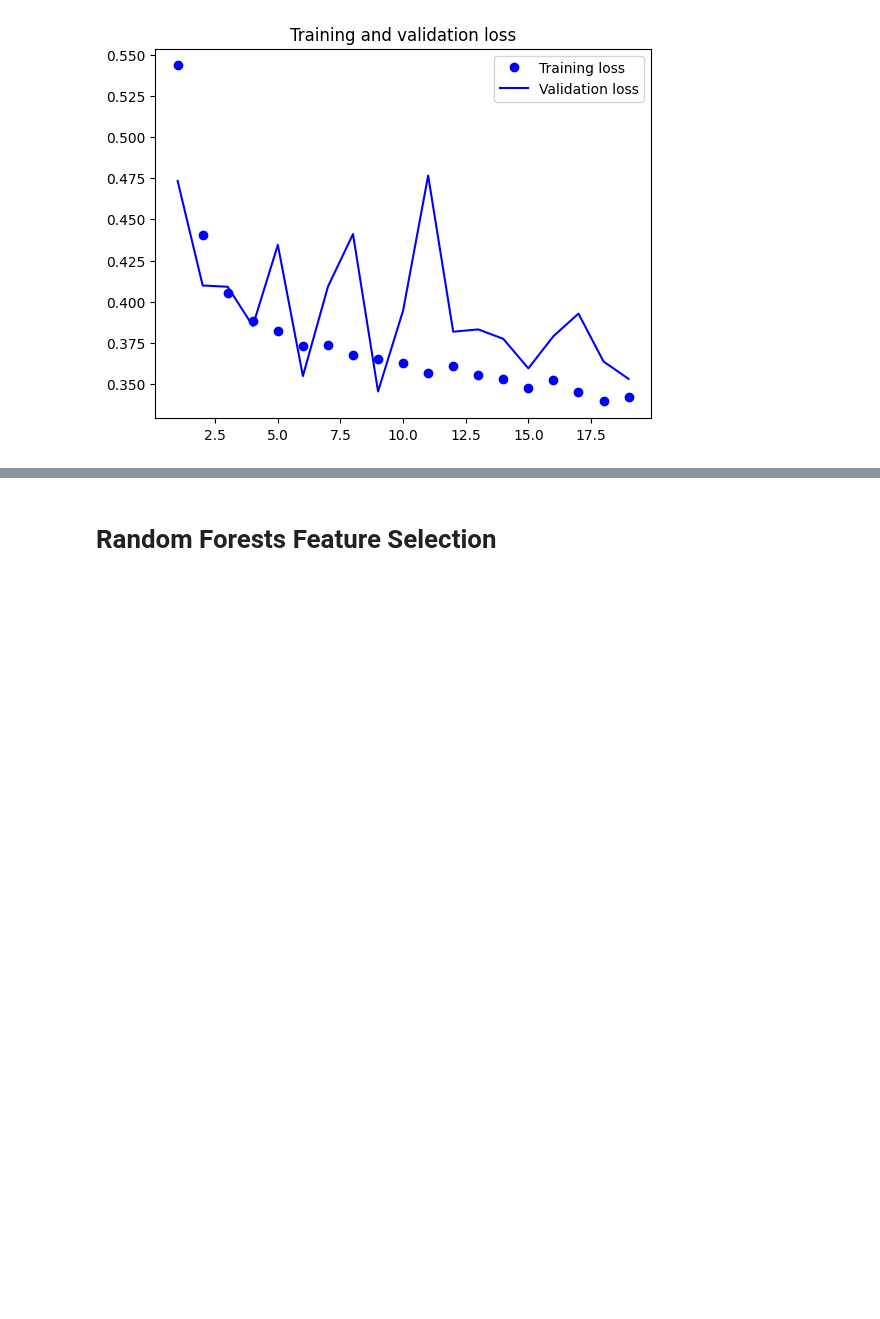
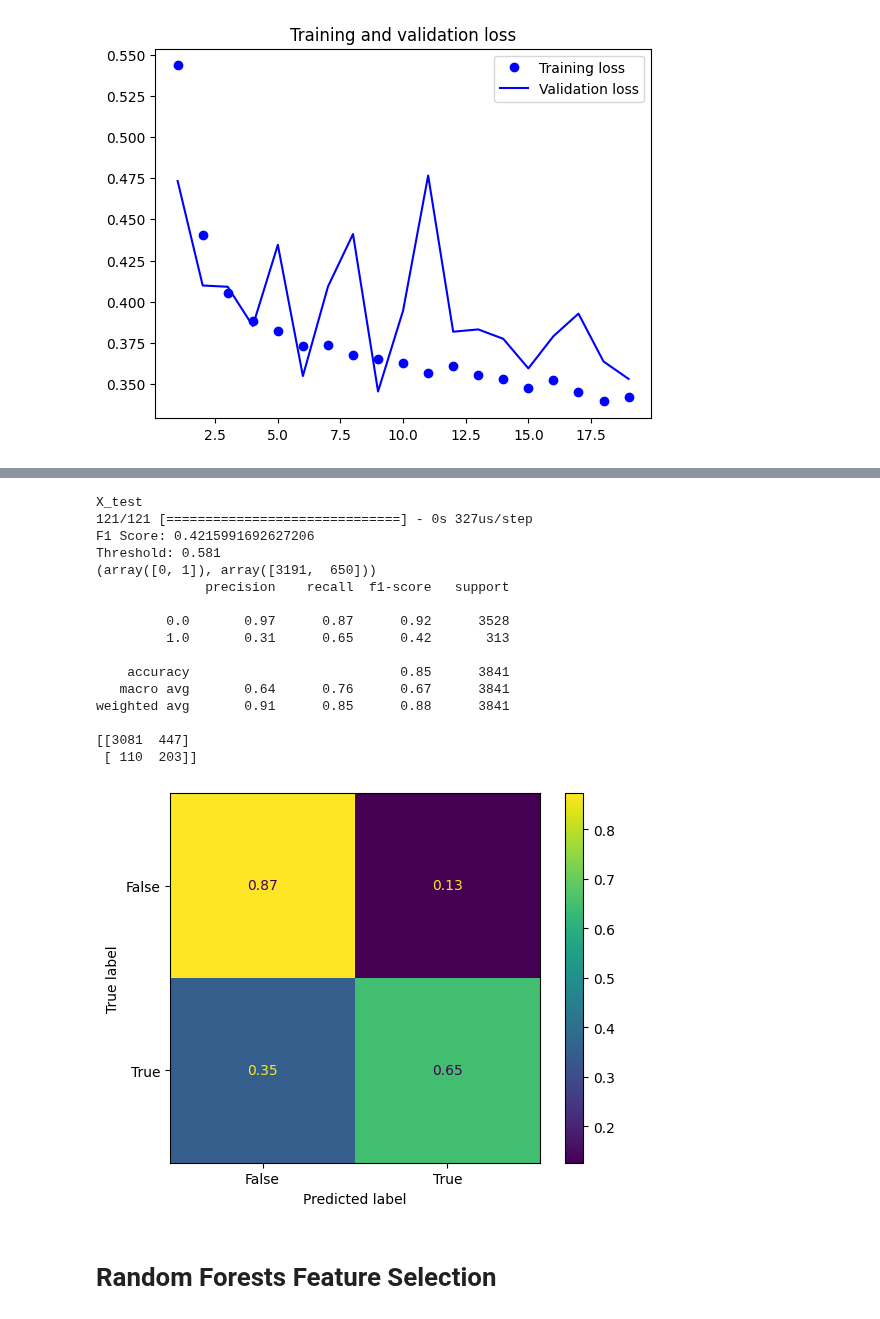
Before and after one commit to ta0a2000t/NASA_Harvest_repo, a Jupyter notebook: Harvest_Event_Detec/harvest_event_detec/nn_model.ipynb, the cells around one changed output, grey strips where cells are left out. Saved outputs shown, nothing was run; the diff lists cells and outputs as text; code cells hidden in the pictures; blank space fills up the shorter version.

```diff
--- a/Harvest_Event_Detec/harvest_event_detec/nn_model.ipynb
+++ b/Harvest_Event_Detec/harvest_event_detec/nn_model.ipynb
@@ -339,3 +332,24 @@ weighted avg       0.91      0.83      0.86      3841
+# %%
+print("X_test")
+evaluate(X_test, y_test, get_prediction_nn(X_test, model))
+# %% [output]
+X_test
+121/121 [==============================] - 0s 327us/step
+F1 Score: 0.4215991692627206
+Threshold: 0.581
+(array([0, 1]), array([3191,  650]))
+              precision    recall  f1-score   support
+
+         0.0       0.97      0.87      0.92      3528
+         1.0       0.31      0.65      0.42       313
+
+    accuracy                           0.85      3841
+   macro avg       0.64      0.76      0.67      3841
+weighted avg       0.91      0.85      0.88      3841
+
+[[3081  447]
+ [ 110  203]]
+[figure, added]
 # %% [markdown]
 # Random Forests Feature Selection
 # %%
```
Also changed, not shown: parts of 16 cells of this notebook, 1 other file.
